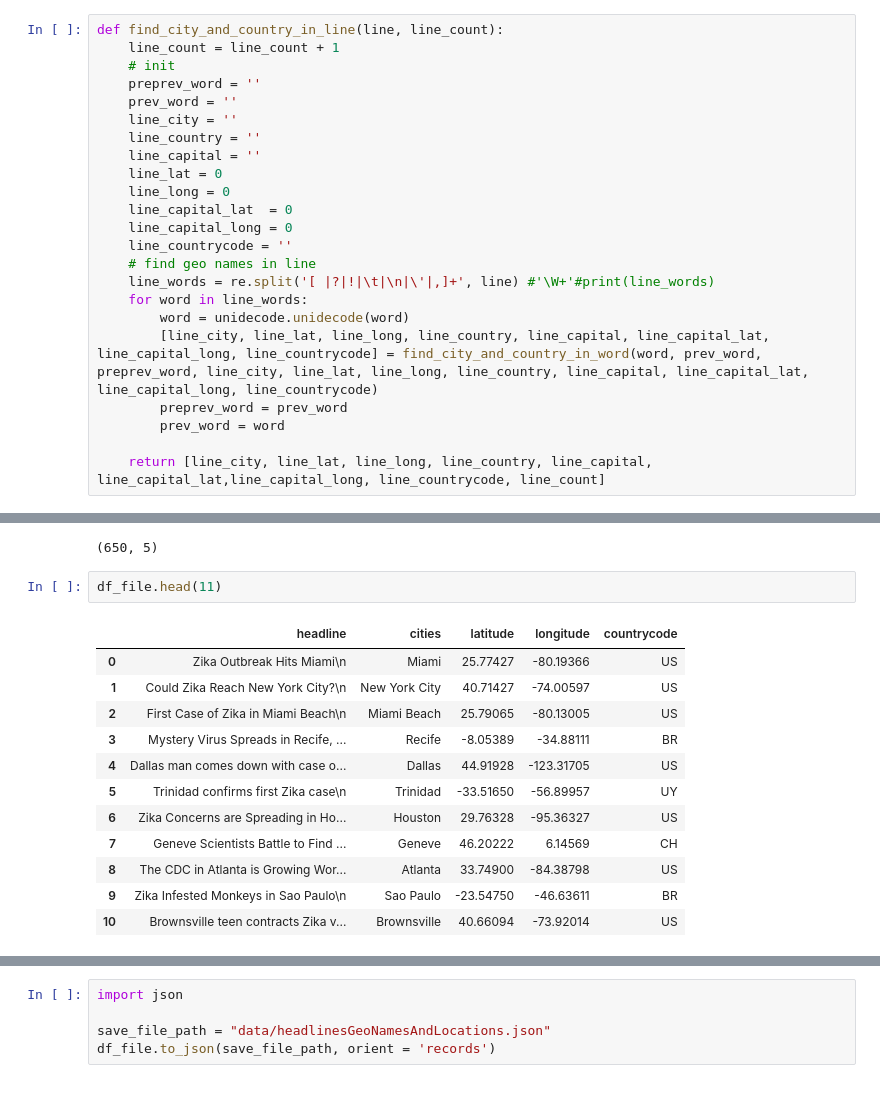
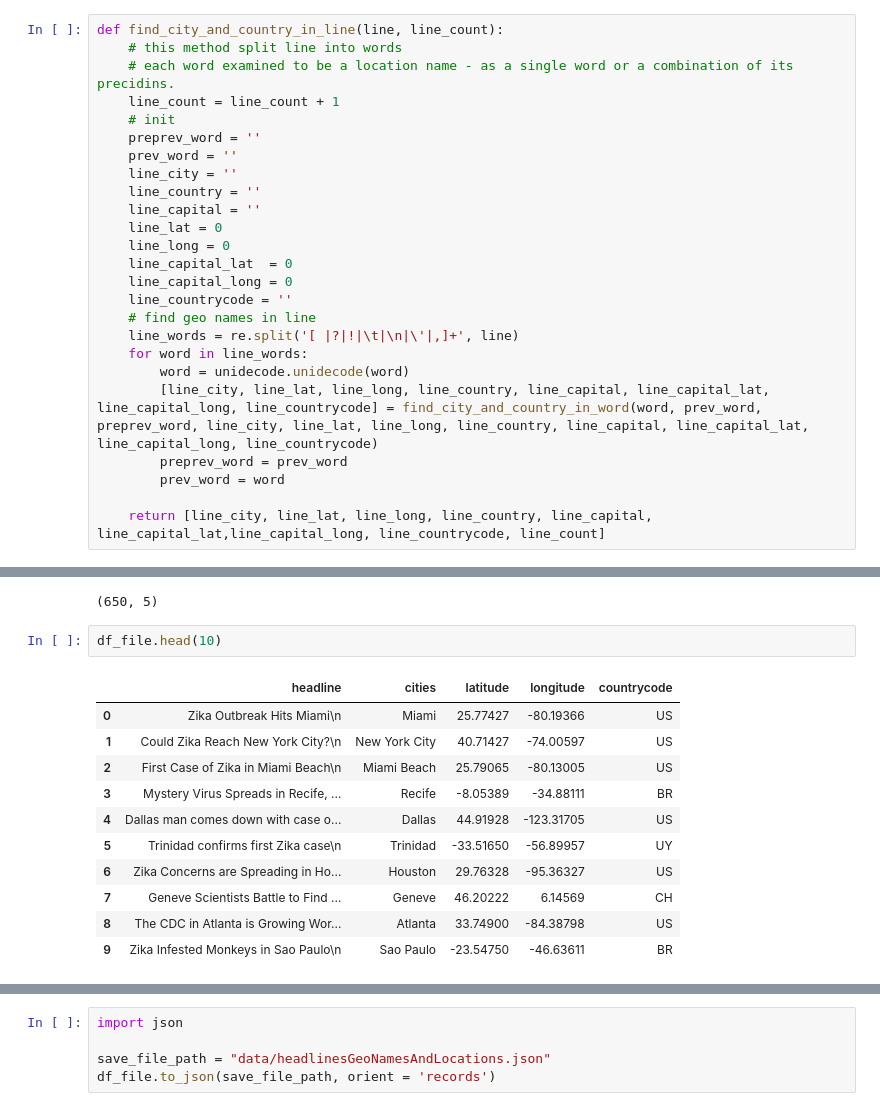
Before and after one commit to shimrite/DiscoveringDiseaseOutbreaks, a Jupyter notebook: GeoNamesAndLocations.ipynb, the cells around one changed output, grey strips where cells are left out. Saved outputs shown, nothing was run; the diff lists cells and outputs as text.

```diff
--- a/GeoNamesAndLocations.ipynb
+++ b/GeoNamesAndLocations.ipynb
@@ -64,6 +75,8 @@ def find_city_and_country_in_word(word, prev_word, preprev_word, line_city, line
     return [line_city, line_lat, line_long, line_country, line_capital, line_capital_lat,line_capital_long, line_countrycode]
 # %%
 def find_city_and_country_in_line(line, line_count):
+    # this method split line into words
+    # each word examined to be a location name - as a single word or a combination of its precidins.
     line_count = line_count + 1
     # init
     preprev_word = ''
@@ -77,7 +90,7 @@ def find_city_and_country_in_line(line, line_count):
     line_capital_long = 0
     line_countrycode = ''
     # find geo names in line
-    line_words = re.split('[ |?|!|\t|\n|\'|,]+', line) #'\W+'#print(line_words)
+    line_words = re.split('[ |?|!|\t|\n|\'|,]+', line)
     for word in line_words:
         word = unidecode.unidecode(word)
         [line_city, line_lat, line_long, line_country, line_capital, line_capital_lat, line_capital_long, line_countrycode] = find_city_and_country_in_word(word, prev_word, preprev_word, line_city, line_lat, line_long, line_country, line_capital, line_capital_lat, line_capital_long, line_countrycode)
@@ -137,17 +152,16 @@ df_file.shape
 # %% [output]
 (650, 5)
 # %%
-df_file.head(11)
+df_file.head(10)
 # %% [output]
 |  | headline | cities | latitude | longitude | countrycode |
 | 0 | Zika Outbreak Hits Miami\n | Miami | 25.77427 | -80.19366 | US |
 | 1 | Could Zika Reach New York City?\n | New York City | 40.71427 | -74.00597 | US |
 | 2 | First Case of Zika in Miami Beach\n | Miami Beach | 25.79065 | -80.13005 | US |
 | 3 | Mystery Virus Spreads in Recife, ... | Recife | -8.05389 | -34.88111 | BR |
 | 4 | Dallas man comes down with case o... | Dallas | 44.91928 | -123.31705 | US |
 | 5 | Trinidad confirms first Zika case\n | Trinidad | -33.51650 | -56.89957 | UY |
 | 6 | Zika Concerns are Spreading in Ho... | Houston | 29.76328 | -95.36327 | US |
 | 7 | Geneve Scientists Battle to Find ... | Geneve | 46.20222 | 6.14569 | CH |
 | 8 | The CDC in Atlanta is Growing Wor... | Atlanta | 33.74900 | -84.38798 | US |
 | 9 | Zika Infested Monkeys in Sao Paulo\n | Sao Paulo | -23.54750 | -46.63611 | BR |
-| 10 | Brownsville teen contracts Zika v... | Brownsville | 40.66094 | -73.92014 | US |
```
Also changed, not shown: parts of 24 cells of this notebook, 1 other file.
